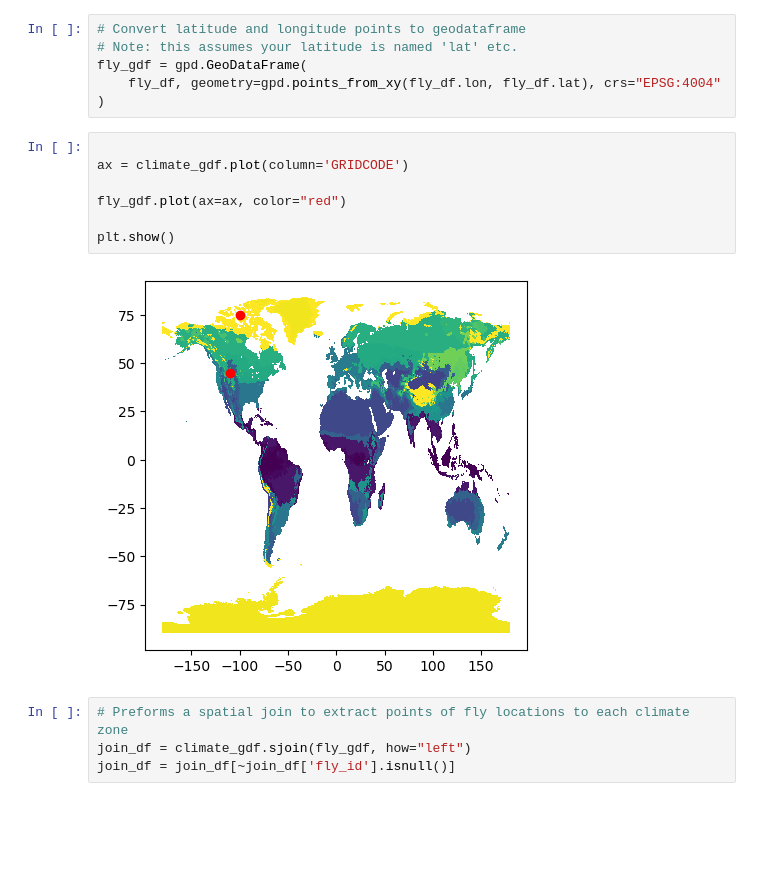
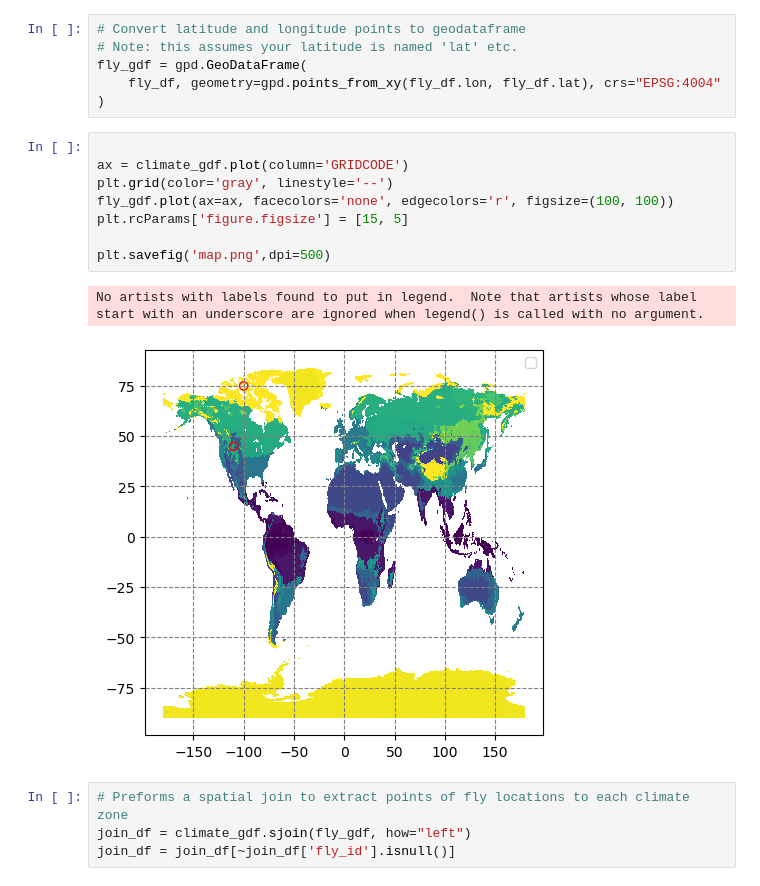
Before and after one commit to norlandrhagen/flymap, a Jupyter notebook: map.ipynb, the cells around one changed output. Drawn from its saved outputs; the diff is of its cells as text; blank space fills up the shorter version.

```diff
--- a/map.ipynb
+++ b/map.ipynb
@@ -39,12 +25,14 @@ fly_gdf = gpd.GeoDataFrame(
 # %%
 
 ax = climate_gdf.plot(column='GRIDCODE')
+plt.grid(color='gray', linestyle='--')
+fly_gdf.plot(ax=ax, facecolors='none', edgecolors='r', figsize=(100, 100))
+plt.rcParams['figure.figsize'] = [15, 5]
 
-fly_gdf.plot(ax=ax, color="red")
-
-plt.show()
+plt.savefig('map.png',dpi=500)
 # %% [output]
+No artists with labels found to put in legend.  Note that artists whose label start with an underscore are ignored when legend() is called with no argument.
-[figure, old version]
+[figure, new version]
 # %%
 # Preforms a spatial join to extract points of fly locations to each climate zone
 join_df = climate_gdf.sjoin(fly_gdf, how="left")
```
Also changed, not shown: parts of 2 cells of this notebook.
